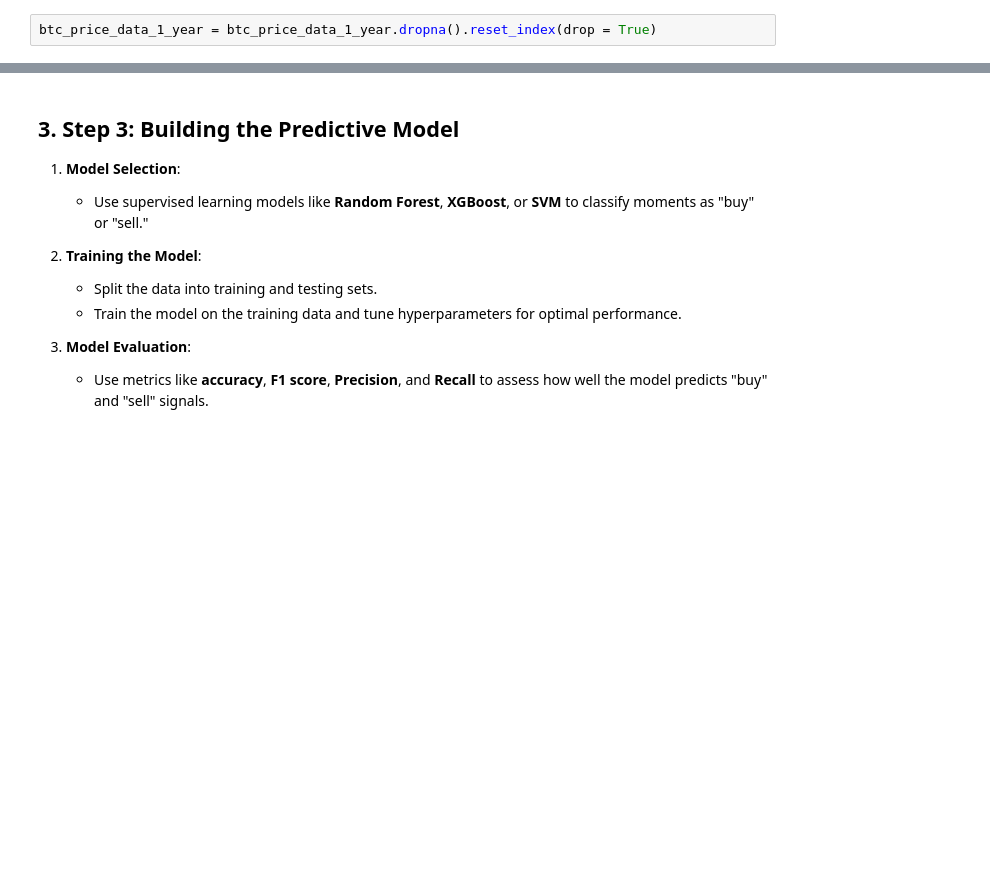
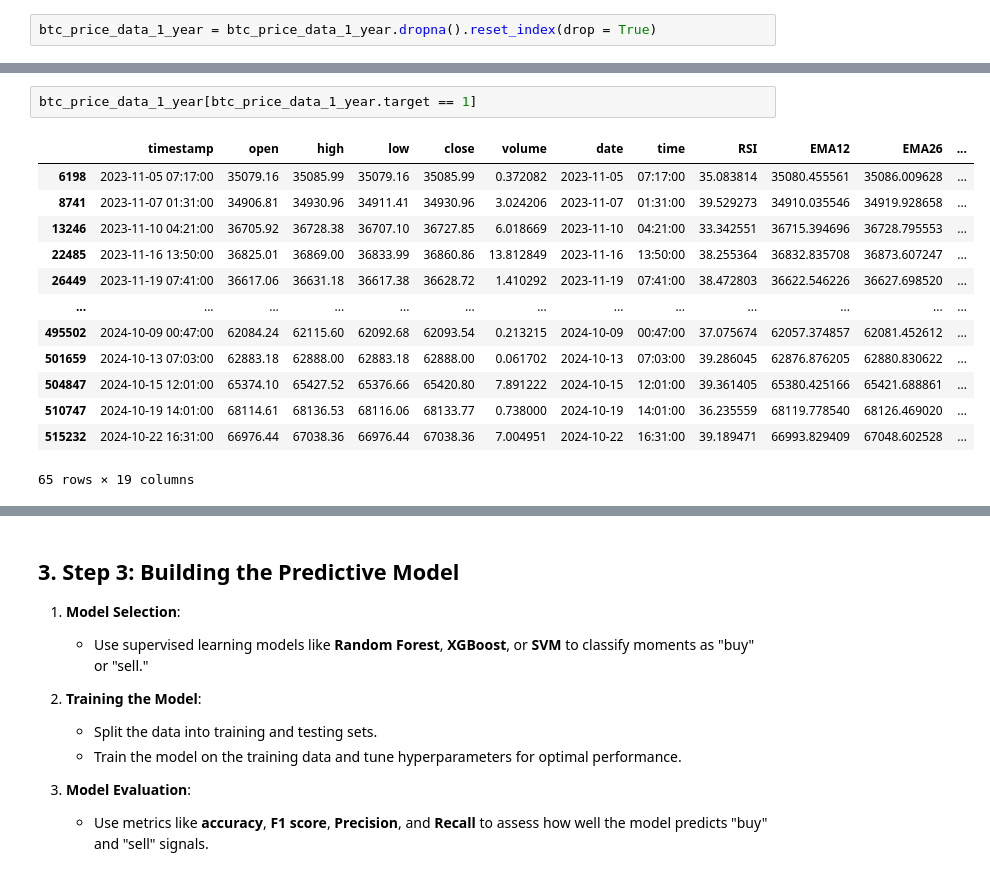
Before and after one commit to kostadinlambov/Algorithmic-Trading-Bot, a Jupyter notebook: Notebook/Algorithmic Trading Bot.ipynb, the cells around one changed output, grey strips where cells are left out. Cells and saved outputs as stored; diff of their text form; blank space fills up the shorter version.

```diff
--- a/Notebook/Algorithmic Trading Bot.ipynb
+++ b/Notebook/Algorithmic Trading Bot.ipynb
@@ -469,0 +552,16 @@ btc_price_data_1_year
+# %%
+btc_price_data_1_year[btc_price_data_1_year.target == 1]
+# %% [output]
+|  | timestamp | open | high | low | close | volume | date | time | RSI | EMA12 | EMA26 | ... |
+| 6198 | 2023-11-05 07:17:00 | 35079.16 | 35085.99 | 35079.16 | 35085.99 | 0.372082 | 2023-11-05 | 07:17:00 | 35.083814 | 35080.455561 | 35086.009628 | ... |
+| 8741 | 2023-11-07 01:31:00 | 34906.81 | 34930.96 | 34911.41 | 34930.96 | 3.024206 | 2023-11-07 | 01:31:00 | 39.529273 | 34910.035546 | 34919.928658 | ... |
+| 13246 | 2023-11-10 04:21:00 | 36705.92 | 36728.38 | 36707.10 | 36727.85 | 6.018669 | 2023-11-10 | 04:21:00 | 33.342551 | 36715.394696 | 36728.795553 | ... |
+| 22485 | 2023-11-16 13:50:00 | 36825.01 | 36869.00 | 36833.99 | 36860.86 | 13.812849 | 2023-11-16 | 13:50:00 | 38.255364 | 36832.835708 | 36873.607247 | ... |
+| 26449 | 2023-11-19 07:41:00 | 36617.06 | 36631.18 | 36617.38 | 36628.72 | 1.410292 | 2023-11-19 | 07:41:00 | 38.472803 | 36622.546226 | 36627.698520 | ... |
+| ... | ... | ... | ... | ... | ... | ... | ... | ... | ... | ... | ... | ... |
+| 495502 | 2024-10-09 00:47:00 | 62084.24 | 62115.60 | 62092.68 | 62093.54 | 0.213215 | 2024-10-09 | 00:47:00 | 37.075674 | 62057.374857 | 62081.452612 | ... |
+| 501659 | 2024-10-13 07:03:00 | 62883.18 | 62888.00 | 62883.18 | 62888.00 | 0.061702 | 2024-10-13 | 07:03:00 | 39.286045 | 62876.876205 | 62880.830622 | ... |
+| 504847 | 2024-10-15 12:01:00 | 65374.10 | 65427.52 | 65376.66 | 65420.80 | 7.891222 | 2024-10-15 | 12:01:00 | 39.361405 | 65380.425166 | 65421.688861 | ... |
+| 510747 | 2024-10-19 14:01:00 | 68114.61 | 68136.53 | 68116.06 | 68133.77 | 0.738000 | 2024-10-19 | 14:01:00 | 36.235559 | 68119.778540 | 68126.469020 | ... |
+| 515232 | 2024-10-22 16:31:00 | 66976.44 | 67038.36 | 66976.44 | 67038.36 | 7.004951 | 2024-10-22 | 16:31:00 | 39.189471 | 66993.829409 | 67048.602528 | ... |
+65 rows × 19 columns
```
Also changed, not shown: parts of 9 cells of this notebook, 1 other file.
